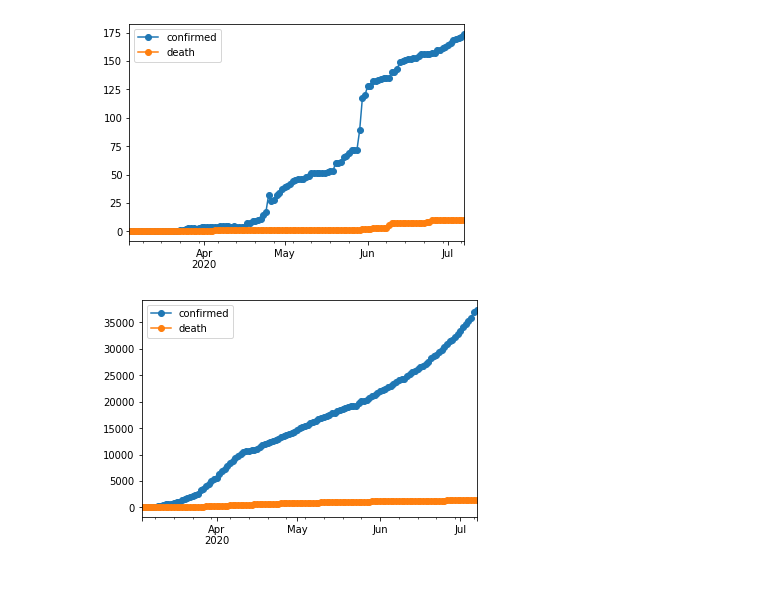
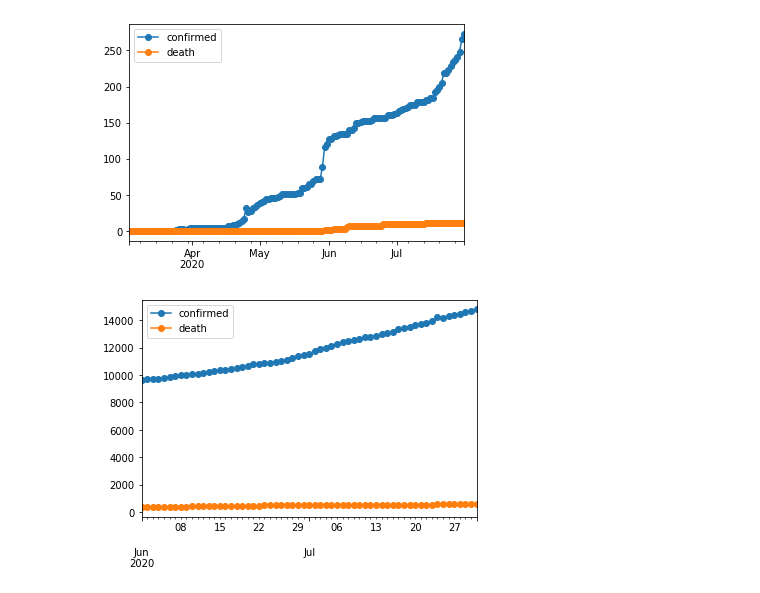
Before and after one commit to dsheldon/covid, a Jupyter notebook: scratch/JHU Data.ipynb, the cells around one changed output. Saved outputs shown, nothing was run; the diff lists cells and outputs as text; code cells hidden in the pictures.

```diff
--- a/scratch/JHU Data.ipynb
+++ b/scratch/JHU Data.ipynb
@@ -16,16 +16,16 @@ plt.show()
 # %%
 counties = jhu.load_us(counties=True)
 start = '2020-03-04'
-place = 'NC/Hertford'
+place = 'NC-Hertford'
 counties[place][start:].plot(style='o-')
 plt.show()
 # %% [output]
-[figure, old version]
+[figure, new version]
 # %%
 US = jhu.load_us()
-start = '2020-03-04'
-place = 'WA'
+start = '2020-06-01'
+place = 'DE'
 US[place][start:].plot(style='o-')
 plt.show()
 # %% [output]
-[figure, old version]
+[figure, new version]
```
Also changed, not shown: parts of 3 cells of this notebook.
